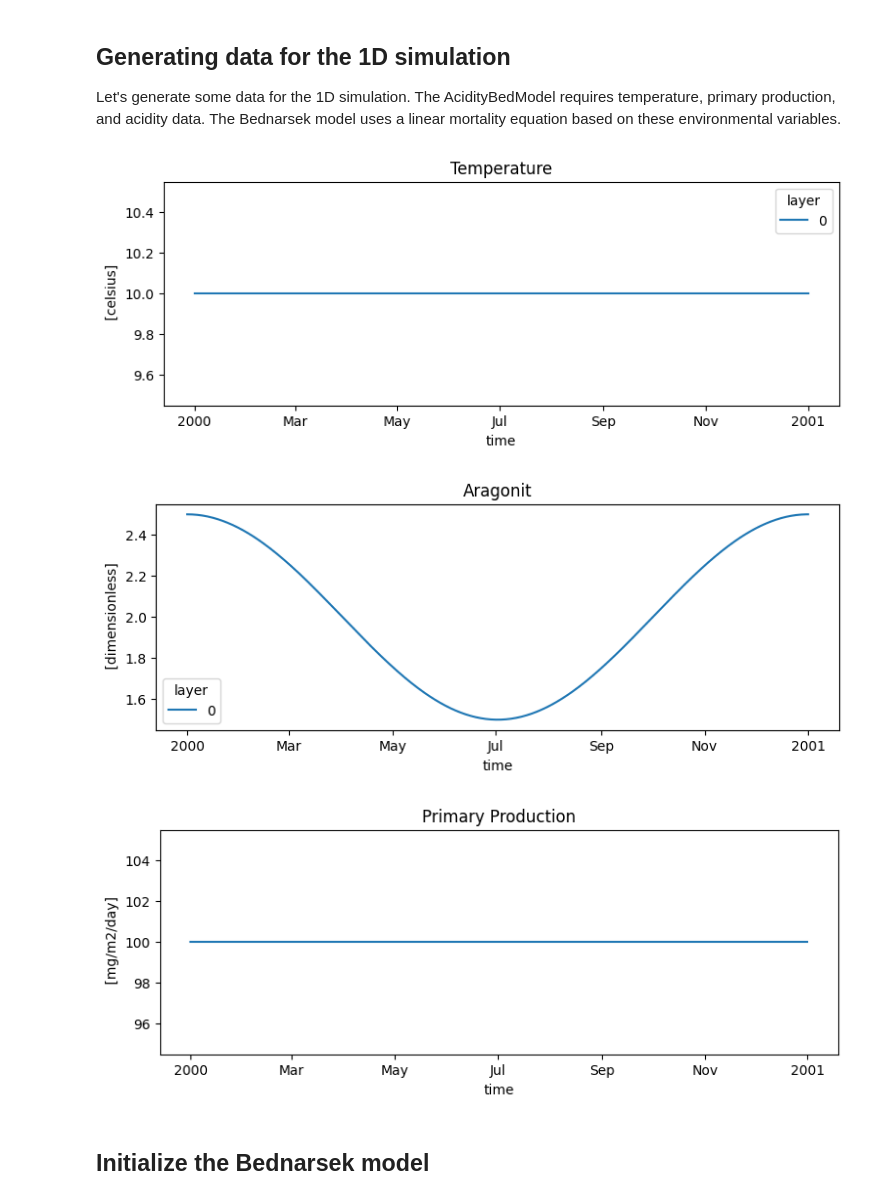
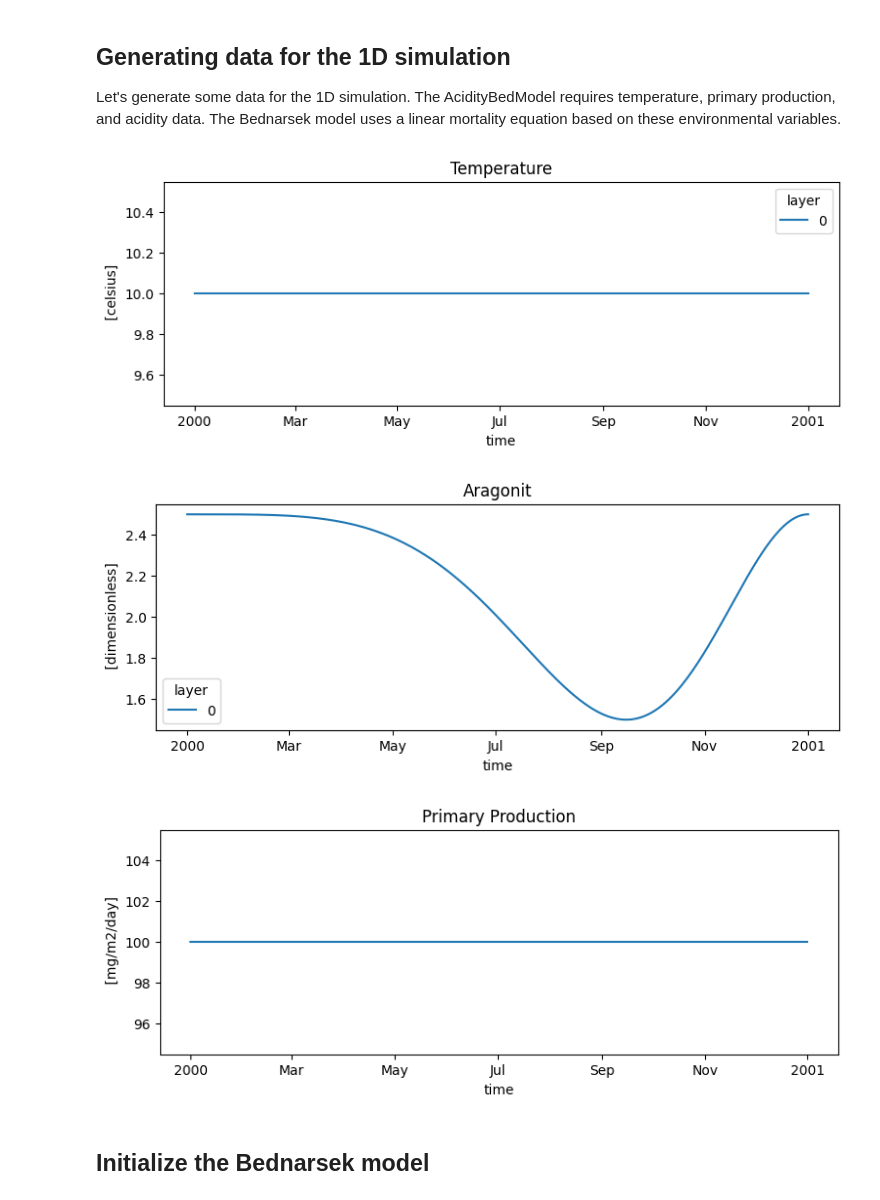
Before and after one commit to Ash12H/Seapopym, a Jupyter notebook: docs/notebooks/example_1d_model_bednarsek.ipynb, the cells around one changed output. Cells and saved outputs as stored; diff of their text form; code cells hidden in the pictures.

```diff
--- a/docs/notebooks/example_1d_model_bednarsek.ipynb
+++ b/docs/notebooks/example_1d_model_bednarsek.ipynb
@@ -38,7 +38,7 @@ time_axis = create_time_coordinate(pd.date_range("2000-01-01", "2001-01-01", fre
 n = int(time_axis.size)
 t = np.linspace(0, 1, n)
 temperature = np.ones_like(t) * 10
-acidity = 2 + 0.5 * np.cos(2 * np.pi * t)
+acidity = 2 + 0.5 * np.cos(2 * np.pi * t**2)
 
 temperature = xr.DataArray(
     dims=["T", "Y", "X", "Z"],
@@ -66,34 +66,34 @@ acidity = xr.DataArray(
         "Z": create_layer_coordinate([0]),
     },
     attrs={"units": StandardUnitsLabels.acidity},
     data=acidity[:, np.newaxis, np.newaxis, np.newaxis],
 )
 
 plt.figure(figsize=(9, 3))
 acidity[:, 0, 0].cf.plot.line(x="T")
 plt.title("Aragonit")
 plt.show()
 
 primary_production = xr.DataArray(
     dims=["T", "Y", "X"],
     coords={
         "T": create_time_coordinate(pd.date_range("2000-01-01", "2001-01-01", freq="D")),
         "Y": create_latitude_coordinate([0]),
         "X": create_longitude_coordinate([0]),
     },
     attrs={"units": "mg/m2/day"},
     data=np.full((n, 1, 1), 100.0),
 )
 
 plt.figure(figsize=(9, 3))
 primary_production.plot()
 plt.title("Primary Production")
 plt.show()
 
 dataset = xr.Dataset({"temperature": temperature, "primary_production": primary_production, "acidity": acidity})
 # %% [output]
 [figure]
-[figure, old version]
+[figure, new version]
 [figure]
 # %% [markdown]
 ## Initialize the Bednarsek model
```
Also changed, not shown: parts of 2 cells of this notebook, 1 other file.
